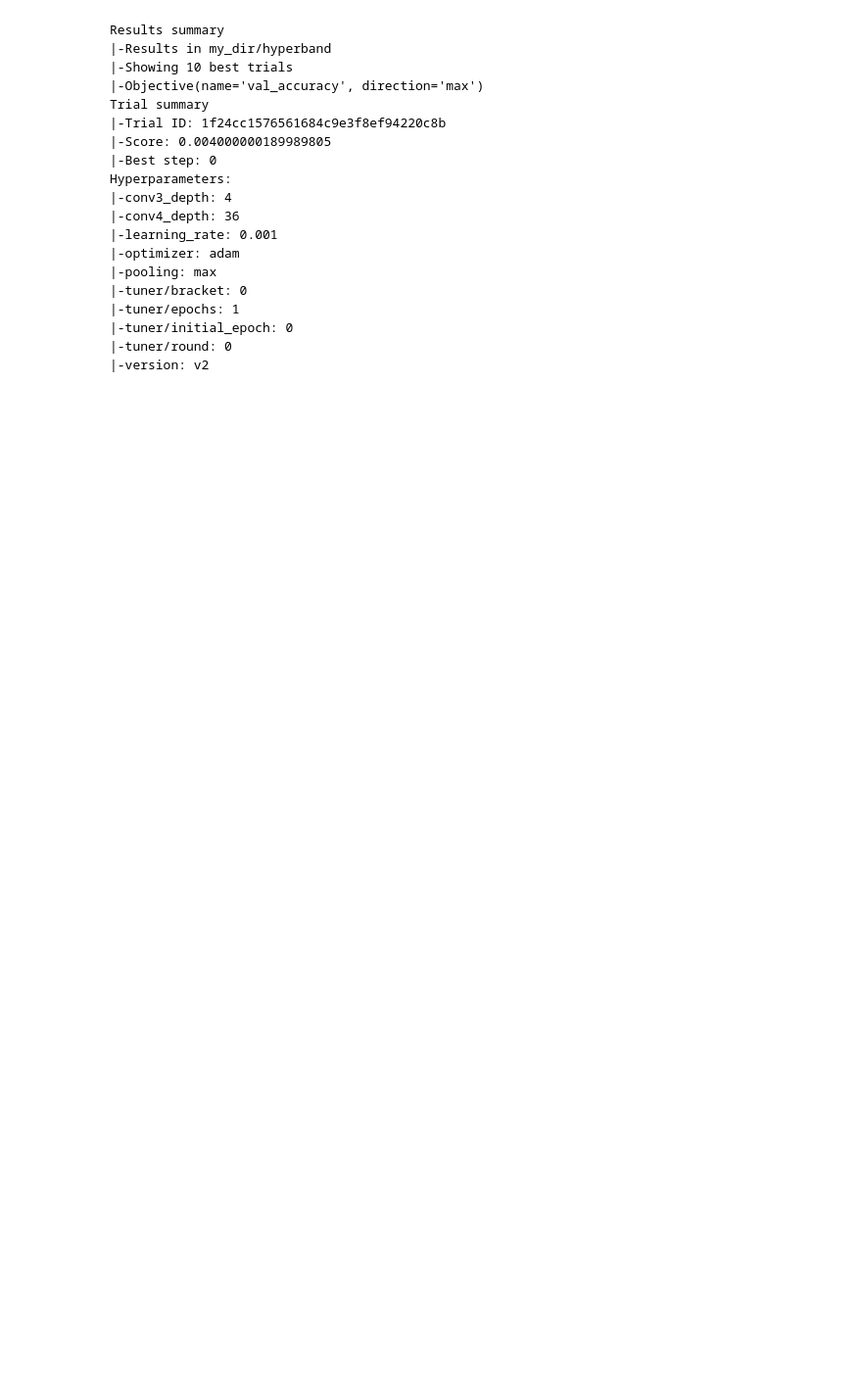
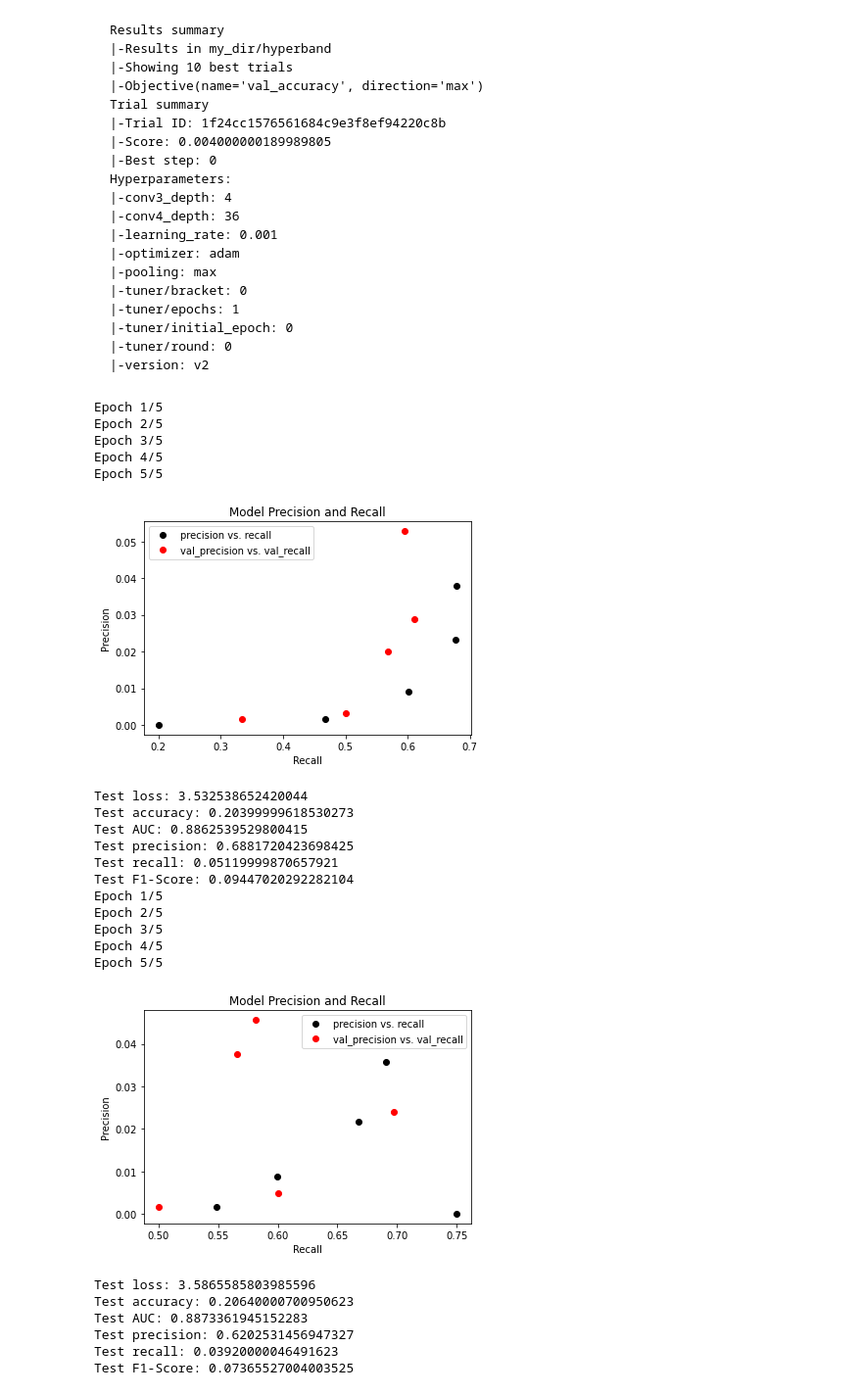
Before and after one commit to forchain/GANshion, a Jupyter notebook: homework/HW1/HW1.ipynb, the cells around one changed output. Shown at 98% size. Drawn from its saved outputs; the diff is of its cells as text; code cells hidden in the pictures; blank space fills up the shorter version.

```diff
--- a/homework/HW1/HW1.ipynb
+++ b/homework/HW1/HW1.ipynb
@@ -728,11 +757,34 @@ def hyper_band():
 # %%
 unit_list=[1920, 1664, 1792, 1152, 1280, 1024, 1536, 1280, 896, 1408, 1792, 768, 1920, 1024, 896, 640, 640, 2048, 512, 1664]
 lr_list=[0.0001,0.0001, 0.0001, 0.0001, 0.001, 0.0001,0.001, 0.0001, 0.0001, 0.0001,  0.001, 0.0001, 0.001, 0.001, 0.001, 0.0001, 0.001, 0.001, 0.0001, 0.001]
 models = []
-for m in range(20):
+for m in range(2):
     m = create_model(unit_list[m], lr_list[m])
     models.append(m)
     plot_p_r(m, 5)
-
-evaluate(models[0])
-evaluate(models[1])
+    evaluate(m)
+# %% [output]
+Epoch 1/5
+Epoch 2/5
+Epoch 3/5
+Epoch 4/5
+Epoch 5/5
+[figure, added]
+Test loss: 3.532538652420044
+Test accuracy: 0.20399999618530273
+Test AUC: 0.8862539529800415
+Test precision: 0.6881720423698425
+Test recall: 0.05119999870657921
+Test F1-Score: 0.09447020292282104
+Epoch 1/5
+Epoch 2/5
+Epoch 3/5
+Epoch 4/5
+Epoch 5/5
+[figure, added]
+Test loss: 3.5865585803985596
+Test accuracy: 0.20640000700950623
+Test AUC: 0.8873361945152283
+Test precision: 0.6202531456947327
+Test recall: 0.03920000046491623
+Test F1-Score: 0.07365527004003525
```
Also changed, not shown: parts of 5 cells of this notebook, 1 other file.
